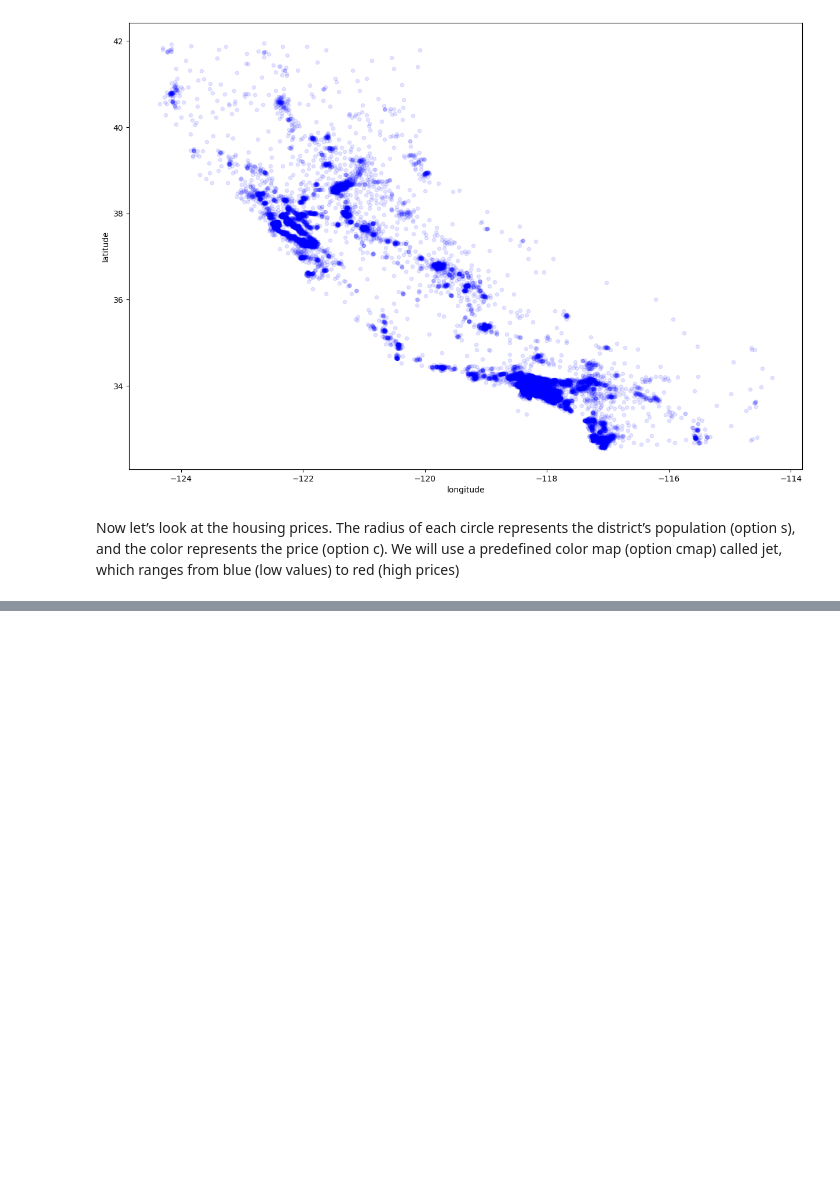
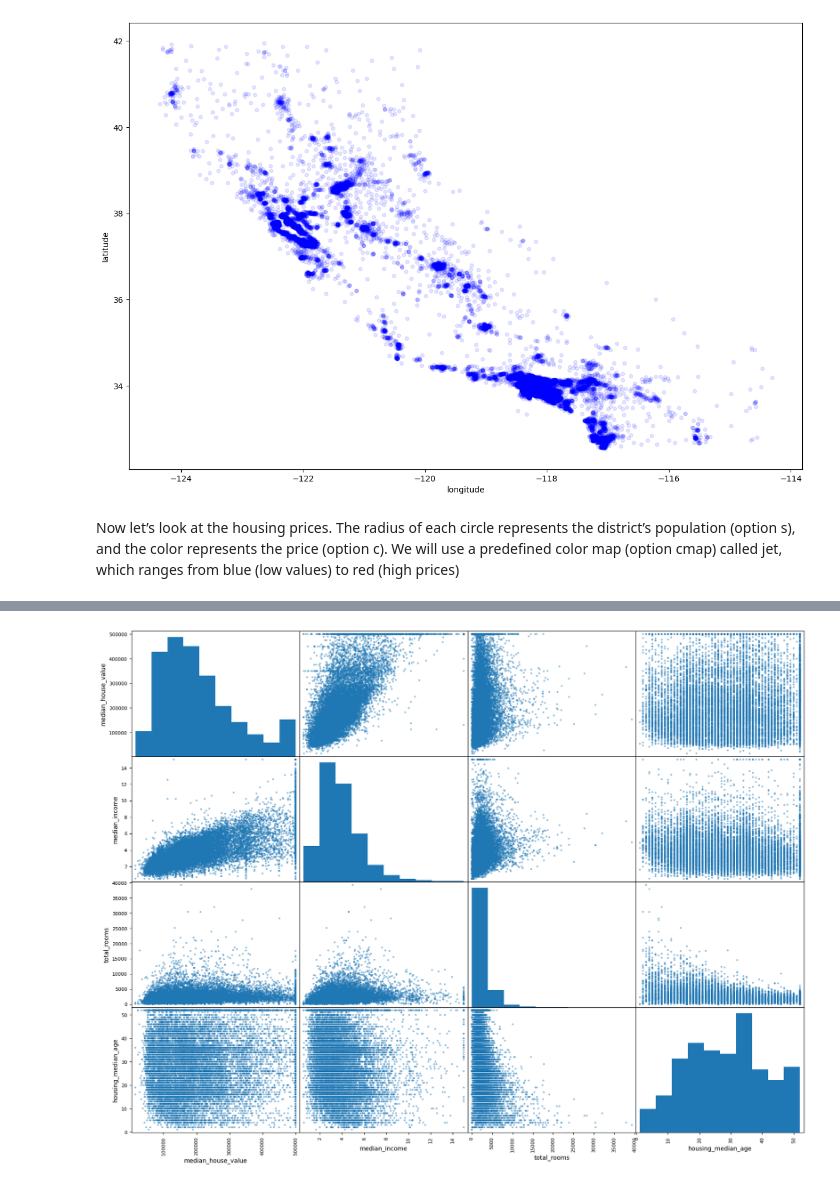
Before and after one commit to wisdom-okwen/ml-california-housing, a Jupyter notebook: california_housing.ipynb, the cells around one changed output, grey strips where cells are left out. Drawn from its saved outputs; the diff is of its cells as text; code cells hidden in the pictures; blank space fills up the shorter version.

Commit message:
explored and visualised training data

```diff
--- a/california_housing.ipynb
+++ b/california_housing.ipynb
@@ -196,0 +217,7 @@ plt.legend()
+# %%
+# plots every numerical attribute against every other numerical attribute
+attributes = ["median_house_value", "median_income", "total_rooms", "housing_median_age"]
+scatter_matrix(housing[attributes], figsize=(20, 15))
+plt.show()
+# %% [output]
+[figure, added]
```
Also changed, not shown: parts of 11 cells of this notebook.
